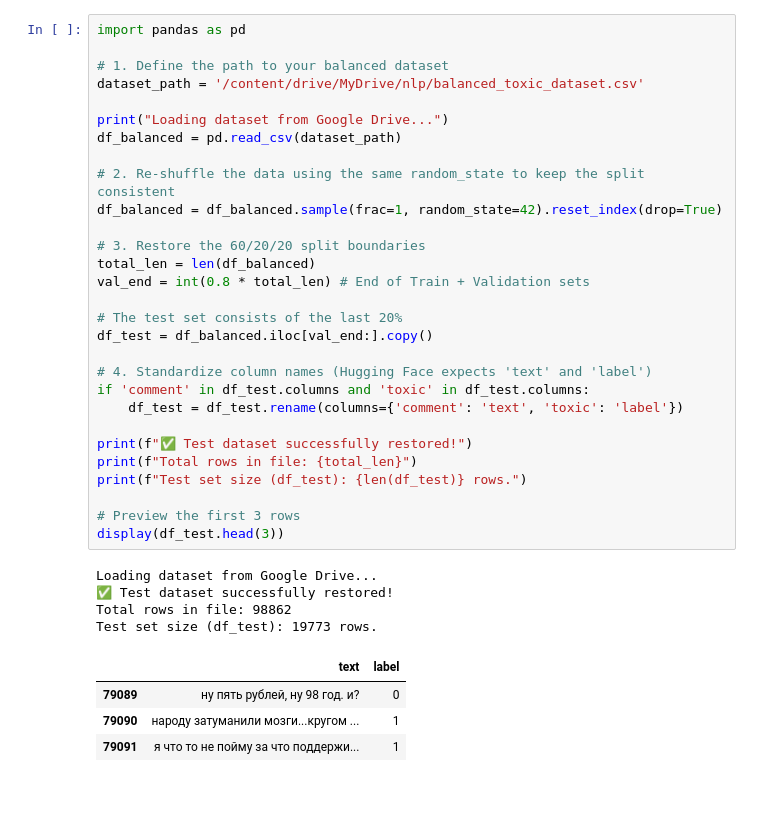
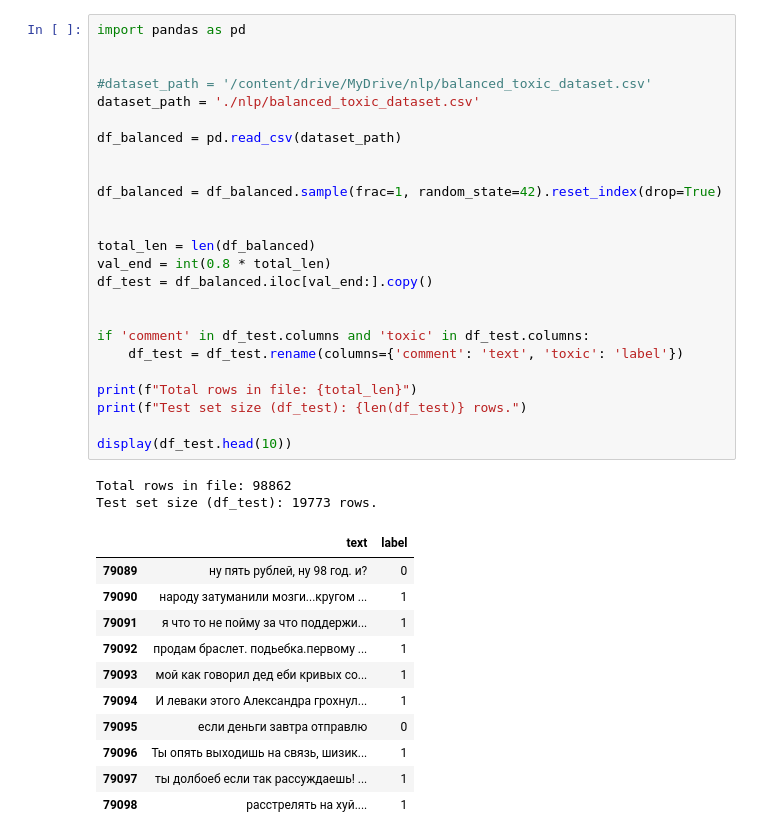
Before and after one commit to marinaza0/nlp_toxinity, a Jupyter notebook: compare_models.ipynb, the cells around one changed output. Drawn from its saved outputs; the diff is of its cells as text; blank space fills up the shorter version.

```diff
--- a/compare_models.ipynb
+++ b/compare_models.ipynb
@@ -89,41 +39,42 @@ Text: 'Ну ты и урод волосатый' -> toxic (SNLP confidence: 99.2
 # %%
 import pandas as pd
 
-# 1. Define the path to your balanced dataset
-dataset_path = '/content/drive/MyDrive/nlp/balanced_toxic_dataset.csv'
 
-print("Loading dataset from Google Drive...")
+#dataset_path = '/content/drive/MyDrive/nlp/balanced_toxic_dataset.csv'
+dataset_path = './nlp/balanced_toxic_dataset.csv'
+
 df_balanced = pd.read_csv(dataset_path)
 
-# 2. Re-shuffle the data using the same random_state to keep the split consistent
+
 df_balanced = df_balanced.sample(frac=1, random_state=42).reset_index(drop=True)
 
-# 3. Restore the 60/20/20 split boundaries
+
 total_len = len(df_balanced)
-val_end = int(0.8 * total_len) # End of Train + Validation sets
-
-# The test set consists of the last 20%
+val_end = int(0.8 * total_len)
 df_test = df_balanced.iloc[val_end:].copy()
 
-# 4. Standardize column names (Hugging Face expects 'text' and 'label')
+
 if 'comment' in df_test.columns and 'toxic' in df_test.columns:
     df_test = df_test.rename(columns={'comment': 'text', 'toxic': 'label'})
 
-print(f"✅ Test dataset successfully restored!")
 print(f"Total rows in file: {total_len}")
 print(f"Test set size (df_test): {len(df_test)} rows.")
 
-# Preview the first 3 rows
-display(df_test.head(3))
+display(df_test.head(10))
 # %% [output]
-Loading dataset from Google Drive...
-✅ Test dataset successfully restored!
 Total rows in file: 98862
 Test set size (df_test): 19773 rows.
 |  | text | label |
 | 79089 | ну пять рублей, ну 98 год. и? | 0 |
 | 79090 | народу затуманили мозги...кругом ... | 1 |
 | 79091 | я что то не пойму за что поддержи... | 1 |
+| 79092 | продам браслет. подьебка.первому ... | 1 |
+| 79093 | мой как говорил дед еби кривых со... | 1 |
+| 79094 | И леваки этого Александра грохнул... | 1 |
+| 79095 | если деньги завтра отправлю | 0 |
+| 79096 | Ты опять выходишь на связь, шизик... | 1 |
+| 79097 | ты долбоеб если так рассуждаешь! ... | 1 |
+| 79098 | расстрелять на хуй.... | 1 |
 # %%
 import pandas as pd
 from sklearn.metrics import accuracy_score, f1_score, precision_score, recall_score
```
Also changed, not shown: parts of 7 cells of this notebook, 40 other files.
